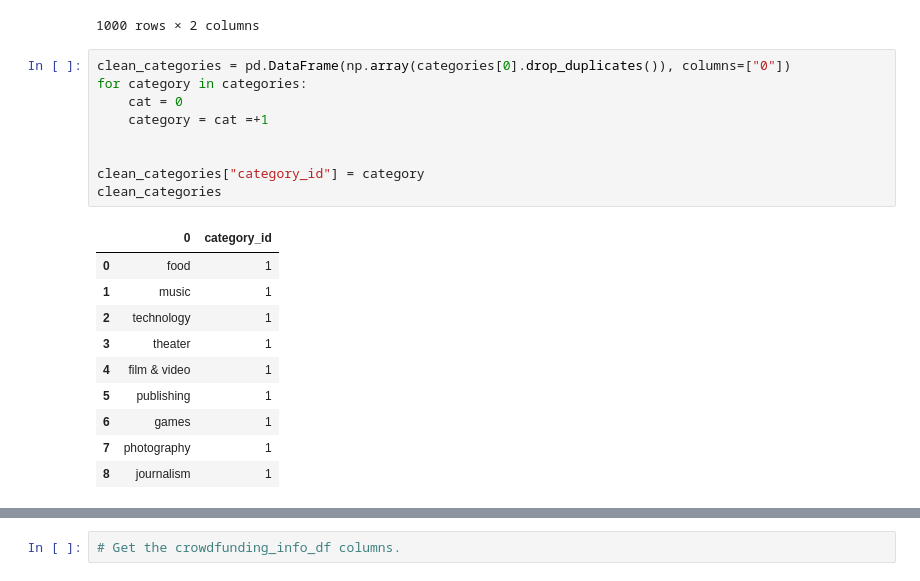
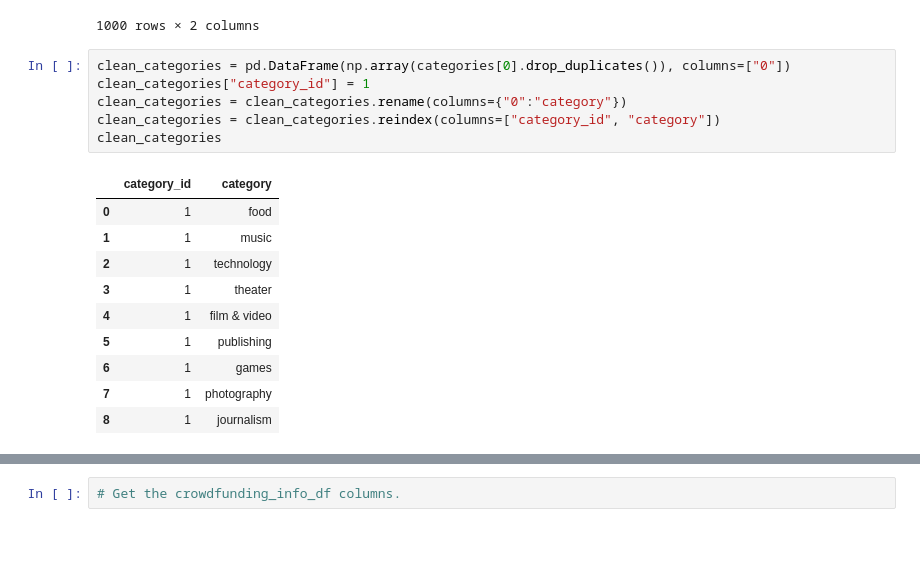
Before and after one commit to santiagoldv/Crowdfunding_ETL, a Jupyter notebook: ETL_Mini_Project_SEscobedo_SLey.ipynb, the cells around one changed output, grey strips where cells are left out. Saved outputs shown, nothing was run; the diff lists cells and outputs as text; blank space fills up the shorter version.

```diff
--- a/ETL_Mini_Project_SEscobedo_SLey.ipynb
+++ b/ETL_Mini_Project_SEscobedo_SLey.ipynb
@@ -77,21 +77,18 @@ categories
 1000 rows × 2 columns
 # %%
 clean_categories = pd.DataFrame(np.array(categories[0].drop_duplicates()), columns=["0"])
-for category in categories:
-    cat = 0
-    category = cat =+1
-
-
-clean_categories["category_id"] = category
+clean_categories["category_id"] = 1
+clean_categories = clean_categories.rename(columns={"0":"category"})
+clean_categories = clean_categories.reindex(columns=["category_id", "category"])
 clean_categories
 # %% [output]
-|  | 0 | category_id |
-| 0 | food | 1 |
-| 1 | music | 1 |
-| 2 | technology | 1 |
-| 3 | theater | 1 |
-| 4 | film & video | 1 |
-| 5 | publishing | 1 |
-| 6 | games | 1 |
-| 7 | photography | 1 |
-| 8 | journalism | 1 |
+|  | category_id | category |
+| 0 | 1 | food |
+| 1 | 1 | music |
+| 2 | 1 | technology |
+| 3 | 1 | theater |
+| 4 | 1 | film & video |
+| 5 | 1 | publishing |
+| 6 | 1 | games |
+| 7 | 1 | photography |
+| 8 | 1 | journalism |
```
Also changed, not shown: parts of 2 cells of this notebook.
